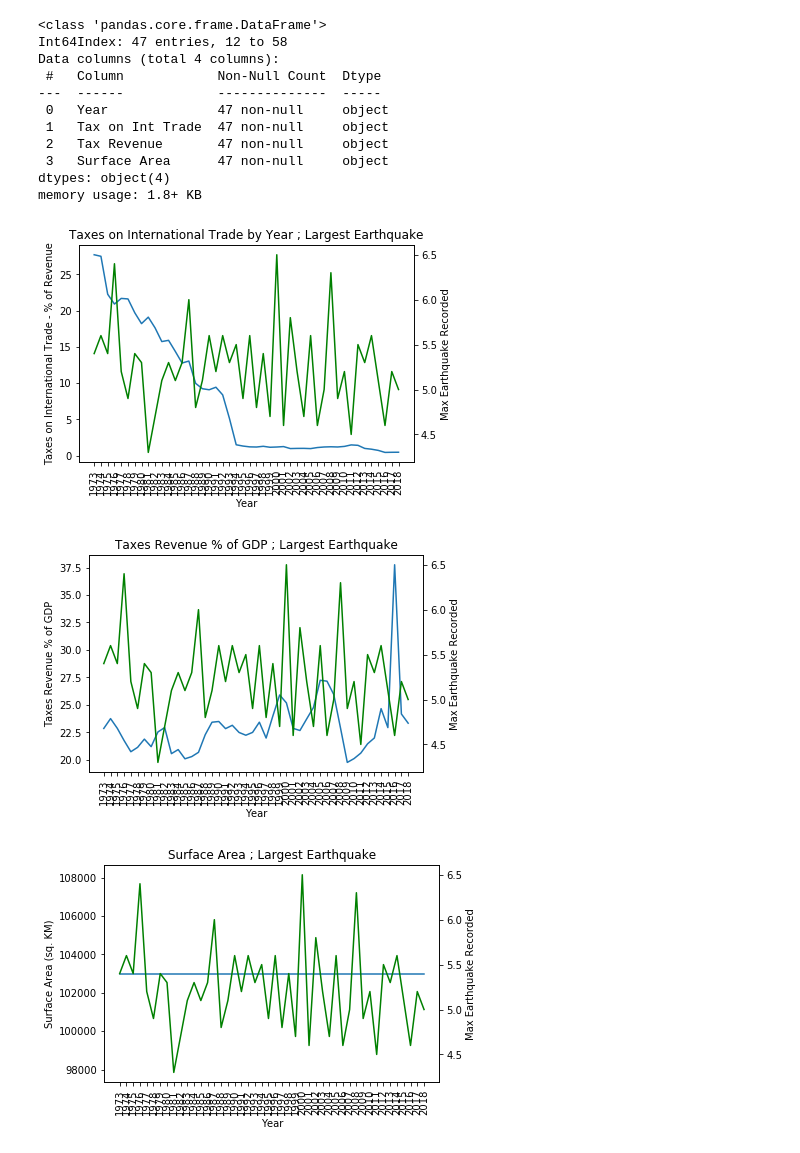
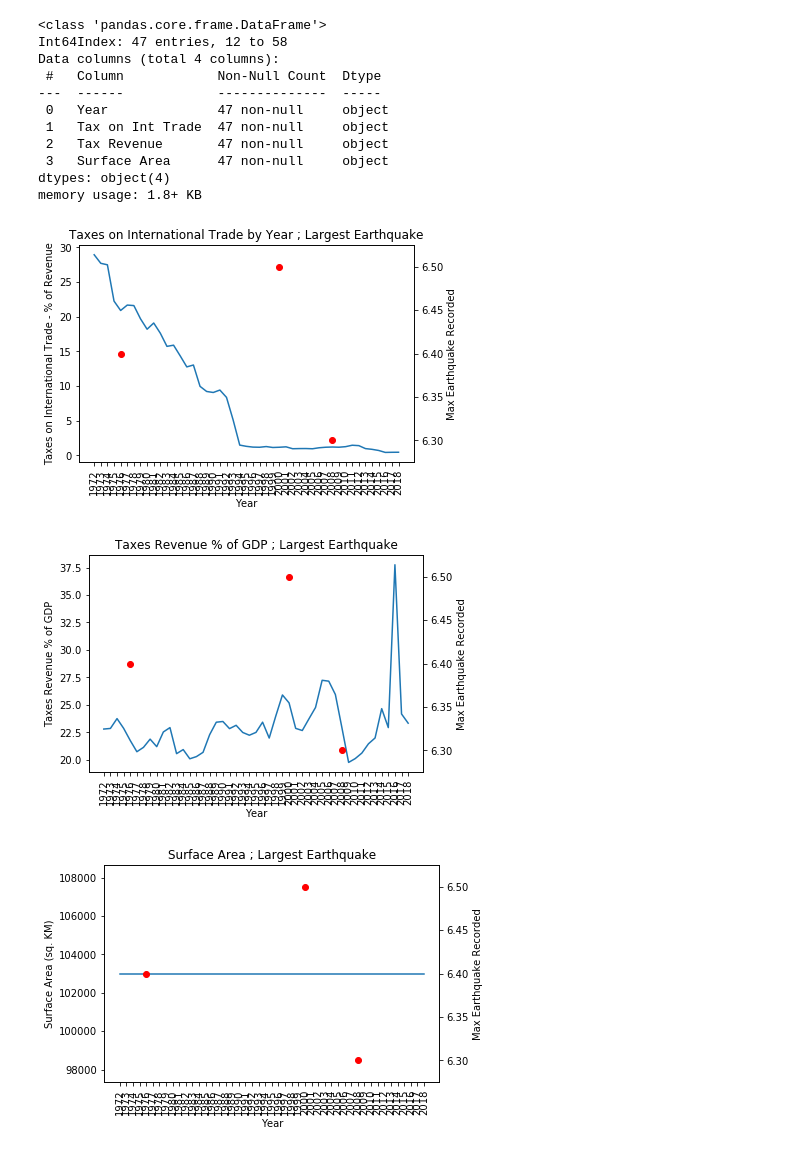
Before and after one commit to kennknisley/project-one-back, a Jupyter notebook: CJ - Plots - Project Day 2 Notebook.ipynb, the cells around one changed output. Saved outputs shown, nothing was run; the diff lists cells and outputs as text; code cells hidden in the pictures.

Commit message:
Updated to Scatter plot

```diff
--- a/CJ - Plots - Project Day 2 Notebook.ipynb
+++ b/CJ - Plots - Project Day 2 Notebook.ipynb
@@ -51,8 +51,9 @@ maxquake = quakestime.groupby("Year")
 maxquake = maxquake.max()
 maxquake = maxquake.reset_index()
 maxquake = maxquake[(maxquake["Year"] > 1971) & (maxquake["Year"]<2019)]
+maxquake = maxquake[maxquake["Magnitude"]>6]
 maxquake["Year"] = maxquake["Year"].astype(str)
-all_data = pd.merge(data,maxquake,on="Year")
+all_data = pd.merge(data,maxquake,on="Year", how="left")
 # %%
 y = all_data["Tax on Int Trade"]
 x = all_data["Year"]
@@ -62,7 +63,7 @@ tick_locations = [value for value in x]
 fig, ax1 = plt.subplots()
 ax2 = ax1.twinx()
 ax1.plot(x, y)
-ax2.plot(x,y2,'g-')
+ax2.scatter(x,y2, color="r")
 ax1.set_ylabel("Taxes on International Trade - % of Revenue")
 ax1.set_xlabel("Year")
 ax1.set_title("Taxes on International Trade by Year ; Largest Earthquake")
@@ -70,25 +71,25 @@ ax1.set_xticklabels(all_data["Year"],rotation="vertical")
 ax2.set_ylabel("Max Earthquake Recorded")
 plt.show()
 # %% [output]
-[figure, old version]
+[figure, new version]
 # %%
 y = all_data["Tax Revenue"]
 x = all_data["Year"]
 y2 = all_data["Magnitude"]
 tick_locations = [value for value in x]
 
 fig, ax1 = plt.subplots()
 ax2 = ax1.twinx()
 ax1.plot(x, y)
-ax2.plot(x,y2,'g-')
+ax2.scatter(x,y2,color="r")
 ax1.set_ylabel("Taxes Revenue % of GDP")
 ax1.set_xlabel("Year")
 ax1.set_title("Taxes Revenue % of GDP ; Largest Earthquake")
 ax1.set_xticklabels(all_data["Year"],rotation="vertical")
 ax2.set_ylabel("Max Earthquake Recorded")
 plt.show()
 # %% [output]
-[figure, old version]
+[figure, new version]
 # %%
 y = all_data["Surface Area"]
 x = all_data["Year"]
@@ -98,7 +99,7 @@ tick_locations = [value for value in x]
 fig, ax1 = plt.subplots()
 ax2 = ax1.twinx()
 ax1.plot(x, y)
-ax2.plot(x,y2,'g-')
+ax2.scatter(x,y2,color="r")
 ax1.set_ylabel("Surface Area (sq. KM)")
 ax1.set_xlabel("Year")
 ax1.set_title("Surface Area ; Largest Earthquake")
@@ -106,4 +107,4 @@ ax1.set_xticklabels(all_data["Year"],rotation="vertical")
 ax2.set_ylabel("Max Earthquake Recorded")
 plt.show()
 # %% [output]
-[figure, old version]
+[figure, new version]
```
